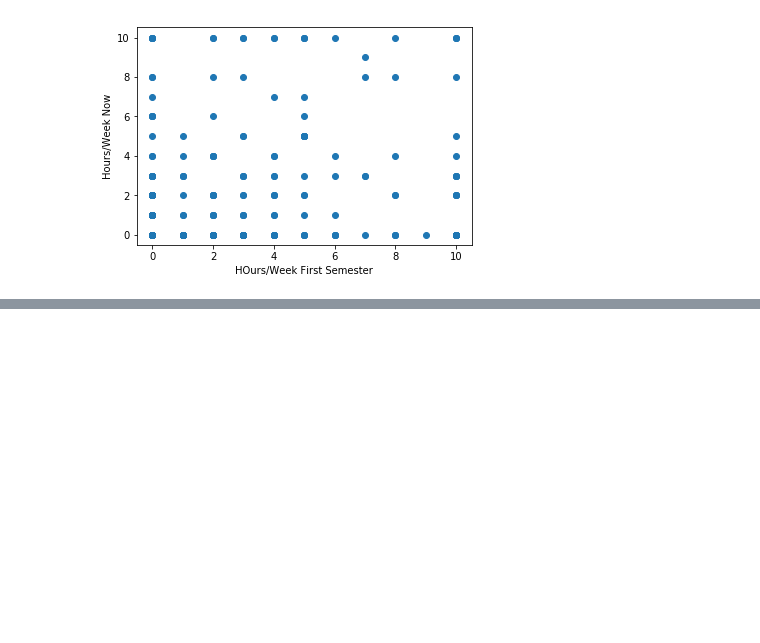
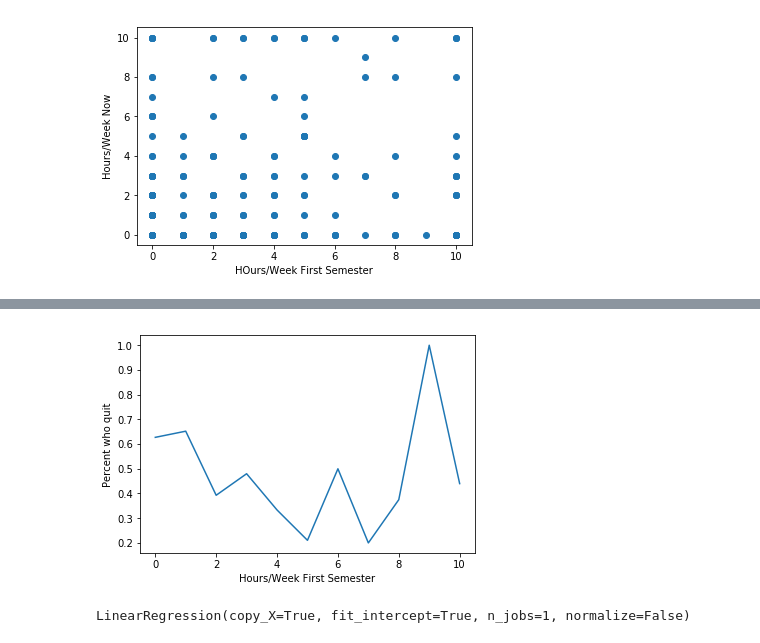
Before and after one commit to emmaling27/sgo-time-investment, a Jupyter notebook: survey_responses_analysis.ipynb, the cells around one changed output, grey strips where cells are left out. Drawn from its saved outputs; the diff is of its cells as text; code cells hidden in the pictures; blank space fills up the shorter version.

```diff
--- a/survey_responses_analysis.ipynb
+++ b/survey_responses_analysis.ipynb
@@ -91,0 +142,18 @@ plt.show()
+# %%
+percent_dropped = list(map(lambda x: 1 - np.count_nonzero(x)/len(x), time_now)) * 100
+# %%
+plt.plot(range(11), percent_dropped)
+plt.ylabel('Percent who quit')
+plt.xlabel('Hours/Week First Semester')
+plt.savefig('percent_who_quit.png')
+plt.show()
+# %% [output]
+[figure, added]
+# %%
+# Create linear regression object
+regr = linear_model.LinearRegression()
+
+# Train the model using the training sets
+regr.fit(relevant_data[:,0].reshape(-1,1), relevant_data[:,1])
+# %% [output]
+LinearRegression(copy_X=True, fit_intercept=True, n_jobs=1, normalize=False)
```
Also changed, not shown: parts of 13 cells of this notebook, 3 other files.
